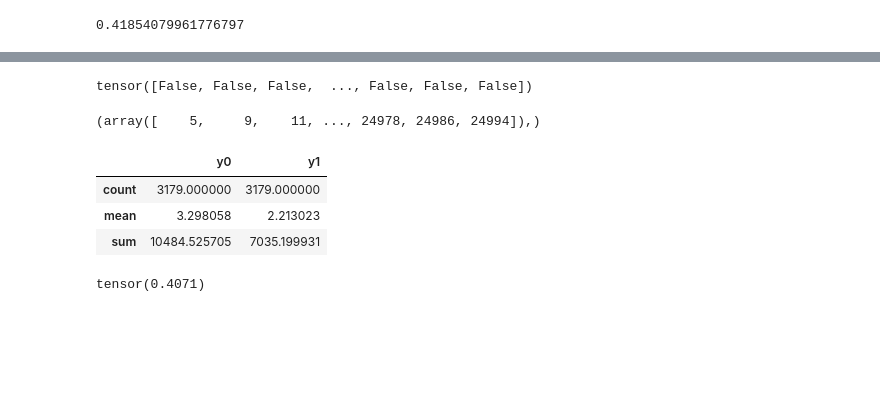
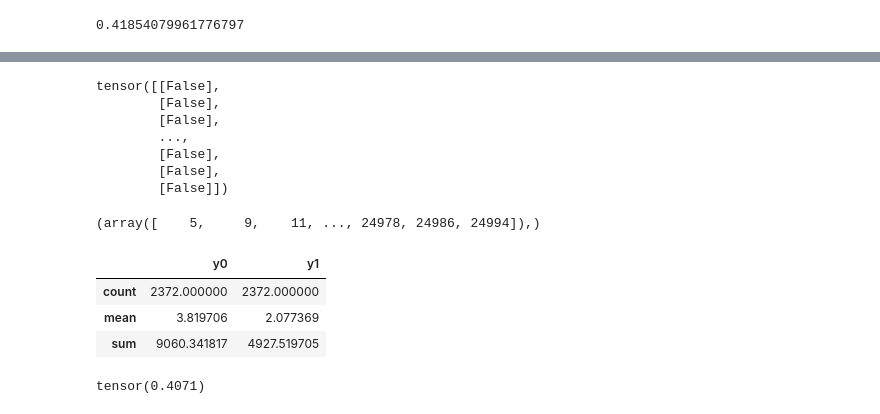
Before and after one commit to Takezo87/torchtools, a Jupyter notebook: _201_exploratory.ipynb, the cells around one changed output, grey strips where cells are left out. Drawn from its saved outputs; the diff is of its cells as text; code cells hidden in the pictures; blank space fills up the shorter version.

```diff
--- a/_201_exploratory.ipynb
+++ b/_201_exploratory.ipynb
@@ -800,4 +914,4 @@ np.quantile(avg_preds_weighted, 0.9)
 # %% [output]
 0.41854079961776797
 # %%
-idxs= val_preds[:,1]>0.22
+idxs= avg_preds_weighted>0.
@@ -804,9 +920,13 @@ idxs= val_preds[:,1]>0.22
-# %%
-idxs= avg_preds_weighted>0.3
 # %%
 idxs
 # %% [output]
-tensor([False, False, False,  ..., False, False, False])
+tensor([[False],
+        [False],
+        [False],
+        ...,
+        [False],
+        [False],
+        [False]])
 # %%
 np.where(idxs)
 # %% [output]
@@ -814,12 +934,12 @@ np.where(idxs)
 # %%
 df = ts_experiment.df_base
 # %%
-df.iloc[160000:185000].iloc[np.where(idxs)][['y0', 'y1']].agg(['count', 'mean', 'sum'])
+df.iloc[160000:185000].iloc[np.where(idxs.squeeze())][['y0', 'y1']].agg(['count', 'mean', 'sum'])
 # %% [output]
 |  | y0 | y1 |
-| count | 3179.000000 | 3179.000000 |
-| mean | 3.298058 | 2.213023 |
-| sum | 10484.525705 | 7035.199931 |
+| count | 2372.000000 | 2372.000000 |
+| mean | 3.819706 | 2.077369 |
+| sum | 9060.341817 | 4927.519705 |
 # %%
 unweighted_profit(val_preds[:,1], tensor(val_y)[:,1], 0.22)
 # %% [output]
```
Also changed, not shown: parts of 46 cells of this notebook.
